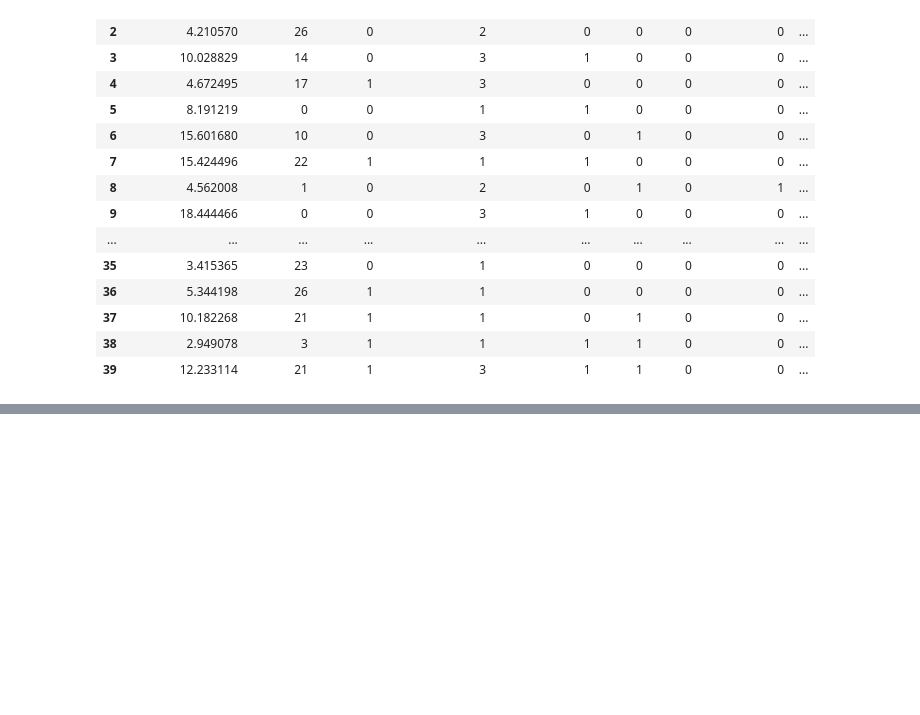
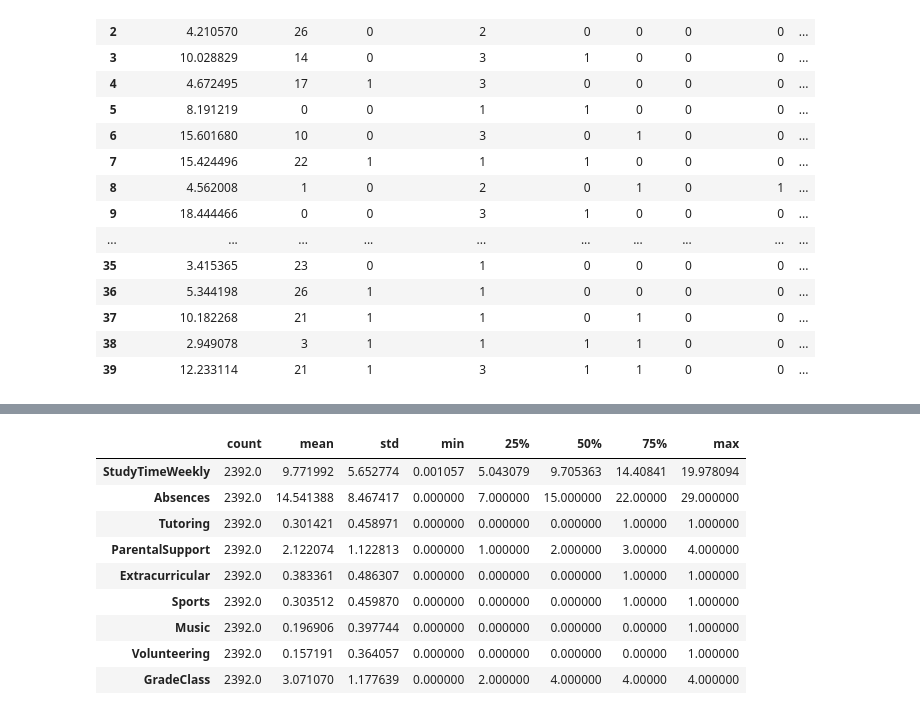
Before and after one commit to cykreet/snare, a Jupyter notebook: NoteBook/Feature_Engineering.ipynb, the cells around one changed output, grey strips where cells are left out. Cells and saved outputs as stored; diff of their text form; code cells hidden in the pictures; blank space fills up the shorter version.

```diff
--- a/NoteBook/Feature_Engineering.ipynb
+++ b/NoteBook/Feature_Engineering.ipynb
@@ -86,0 +106,13 @@ df_new.head(40)
+# %%
+df_new.describe().T
+# %% [output]
+|  | count | mean | std | min | 25% | 50% | 75% | max |
+| StudyTimeWeekly | 2392.0 | 9.771992 | 5.652774 | 0.001057 | 5.043079 | 9.705363 | 14.40841 | 19.978094 |
+| Absences | 2392.0 | 14.541388 | 8.467417 | 0.000000 | 7.000000 | 15.000000 | 22.00000 | 29.000000 |
+| Tutoring | 2392.0 | 0.301421 | 0.458971 | 0.000000 | 0.000000 | 0.000000 | 1.00000 | 1.000000 |
+| ParentalSupport | 2392.0 | 2.122074 | 1.122813 | 0.000000 | 1.000000 | 2.000000 | 3.00000 | 4.000000 |
+| Extracurricular | 2392.0 | 0.383361 | 0.486307 | 0.000000 | 0.000000 | 0.000000 | 1.00000 | 1.000000 |
+| Sports | 2392.0 | 0.303512 | 0.459870 | 0.000000 | 0.000000 | 0.000000 | 1.00000 | 1.000000 |
+| Music | 2392.0 | 0.196906 | 0.397744 | 0.000000 | 0.000000 | 0.000000 | 0.00000 | 1.000000 |
+| Volunteering | 2392.0 | 0.157191 | 0.364057 | 0.000000 | 0.000000 | 0.000000 | 0.00000 | 1.000000 |
+| GradeClass | 2392.0 | 3.071070 | 1.177639 | 0.000000 | 2.000000 | 4.000000 | 4.00000 | 4.000000 |
```
Also changed, not shown: parts of 4 cells of this notebook, 2 other files.
